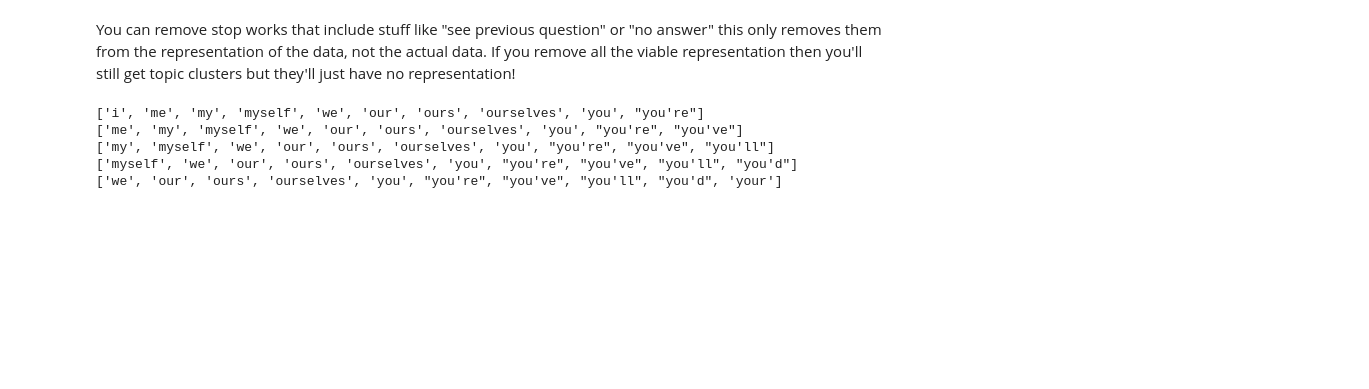
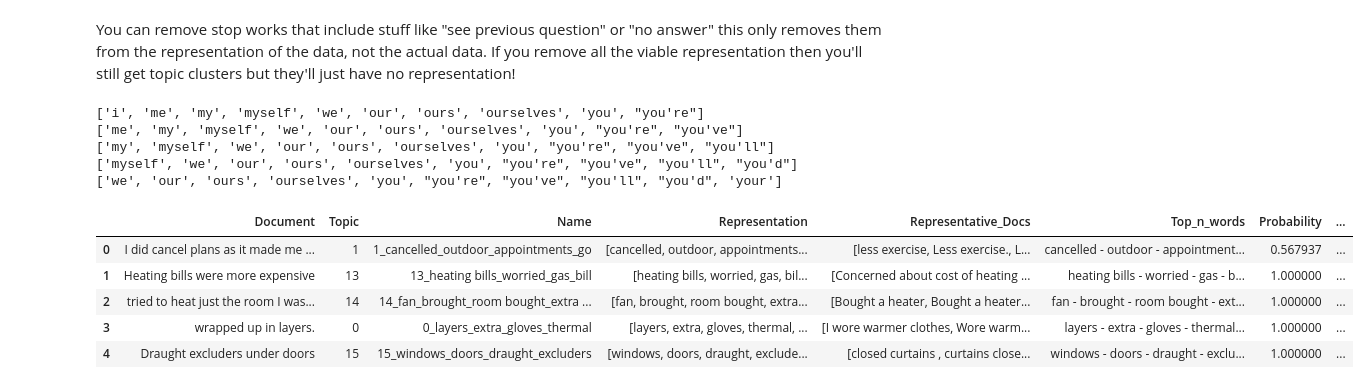
Before and after one commit to JGIBristol/ClimateTopicModelling, a Jupyter notebook: ZeroShotBertTopic.ipynb, the cells around one changed output. Cells and saved outputs as stored; diff of their text form; code cells hidden in the pictures; blank space fills up the shorter version.

```diff
--- a/ZeroShotBertTopic.ipynb
+++ b/ZeroShotBertTopic.ipynb
@@ -62,7 +62,7 @@ print(New_index)
 ['Sentence', ' New sentence', ' a bit more', 'Something else', 'More stuff', ' even more']
 [0, 0, 0, 1, 2, 2]
 # %%
-def data_loader(DataSet="Heat", SplitterList=[". ", ", ", "-", "and", ";"], Type="Split"):
+def data_loader(DataSet="Heat", SplitterList=[". ", ", ", "-", "and", ";"], Type="Split", index="ID"):
     """
     Load in the dataset, process it into a list of data.
 
@@ -70,6 +70,8 @@ def data_loader(DataSet="Heat", SplitterList=[". ", ", ", "-", "and", ";"], Type
     DataSet (str): The dataset to load in. Options are "Heat", "Cold" or "Flood".
     SplitterList (list): List of strings to split the documents by, only applies if Type is "Split".
     Type (str): The type of processing to apply to the dataset. Options are "Split" or "Combine".
+    index (str): The column to use as an index for the data. Useful if you want to match documents in your topic model to the original data.
+    If None, then it just uses the index from the loaded dataframe.
 
     If Type = "Combine" then any info from all 3 potential columns are combined into 1 entry per person.
     This appears ideal but the larger the sentence, the harder it is for BERT to deduce what sentences are similar.
@@ -136,7 +138,11 @@ def data_loader(DataSet="Heat", SplitterList=[". ", ", ", "-", "and", ";"], Type
         print("Percentage non-responses removed: ", (dataset_size - removed_size) / dataset_size * 100)
         print("Final dataset size: ", removed_size)
 
-        doc_index = []
+        if index == False:
+            doc_index = []
+        else:
+            doc_index = RawText[index].tolist()
+
         for element in docs:
             doc_index.append(data.index(element))
 
@@ -147,9 +153,17 @@ def data_loader(DataSet="Heat", SplitterList=[". ", ", ", "-", "and", ";"], Type
             print("Length of docs after splitting: ", len(docs))
 
     elif Type == "Combine":
+        temp_index = RawText[index]
+        RawTextAnalysis = pd.merge(temp_index, RawTextAnalysis, left_index=True, right_index=True)
+
         dataset_size = RawTextAnalysis.shape[0]
-        dataset = RawTextAnalysis.dropna(how="all")
-        doc_index = dataset.index.tolist()
+        dataset = RawTextAnalysis.dropna(how="all", subset=RawTextAnalysis.columns[1:])
+
+        if index == False:
+            doc_index = dataset[index].tolist()
+        else:
+            doc_index = RawText[index]
+
         removed_size = dataset.shape[0]
 
         print("List length: ", dataset_size)
@@ -173,4 +187,8 @@ def data_loader(DataSet="Heat", SplitterList=[". ", ", ", "-", "and", ";"], Type
             print("Removed empty strings from dataset")
             print("Length of docs after processing: ", len(docs))
 
+    else:
+        print("Invalid Process Type")
+        exit()
+
     return docs, doc_index, zero_shot_topic_list_major, zero_shot_topic_list_minor
@@ -219,8 +318,8 @@ from nltk.corpus import stopwords
 
 stop_words = stopwords.words('english')
 
-#free_s_w = ["see", "previous", "question", "made", "sure", "nope", "no", "thanks", "thank", "you"]
-#stop_words.extend(free_s_w)
+free_s_w = ["made", "sure"]
+stop_words.extend(free_s_w)
 
 # Print stop words across several lines to make it easier to read
 for i in range(0, 5):
@@ -290,8 +390,15 @@ topics, _ = BERT_model.fit_transform(docs)
 # %%
 doc_inf = BERT_model.get_document_info(docs)
 doc_inf["Person_id"] = docs_index
 doc_inf.to_csv(f"BERTModelRawOutputs/{Name}_Document_Info.csv")
-#doc_inf.head()
+doc_inf.head()
+# %% [output]
+|  | Document | Topic | Name | Representation | Representative_Docs | Top_n_words | Probability | ... |
+| 0 | I did cancel plans as it made me ... | 1 | 1_cancelled_outdoor_appointments_go | [cancelled, outdoor, appointments... | [less exercise, Less exercise., L... | cancelled - outdoor - appointment... | 0.567937 | ... |
+| 1 | Heating bills were more expensive | 13 | 13_heating bills_worried_gas_bill | [heating bills, worried, gas, bil... | [Concerned about cost of heating ... | heating bills - worried - gas - b... | 1.000000 | ... |
+| 2 | tried to heat just the room I was... | 14 | 14_fan_brought_room bought_extra ... | [fan, brought, room bought, extra... | [Bought a heater, Bought a heater... | fan - brought - room bought - ext... | 1.000000 | ... |
+| 3 | wrapped up in layers. | 0 | 0_layers_extra_gloves_thermal | [layers, extra, gloves, thermal, ... | [I wore warmer clothes, Wore warm... | layers - extra - gloves - thermal... | 1.000000 | ... |
+| 4 | Draught excluders under doors | 15 | 15_windows_doors_draught_excluders | [windows, doors, draught, exclude... | [closed curtains , curtains close... | windows - doors - draught - exclu... | 1.000000 | ... |
 # %%
 top_inf = BERT_model.get_topic_info()
 # Calculate the number of unique person IDs per topic
```
Also changed, not shown: parts of 10 cells of this notebook, 2 other files.
